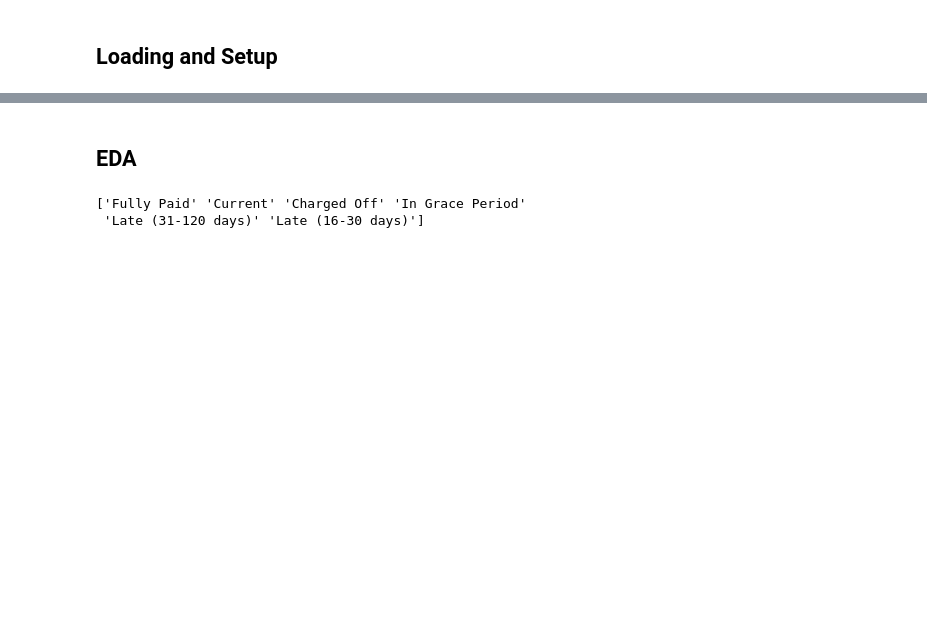
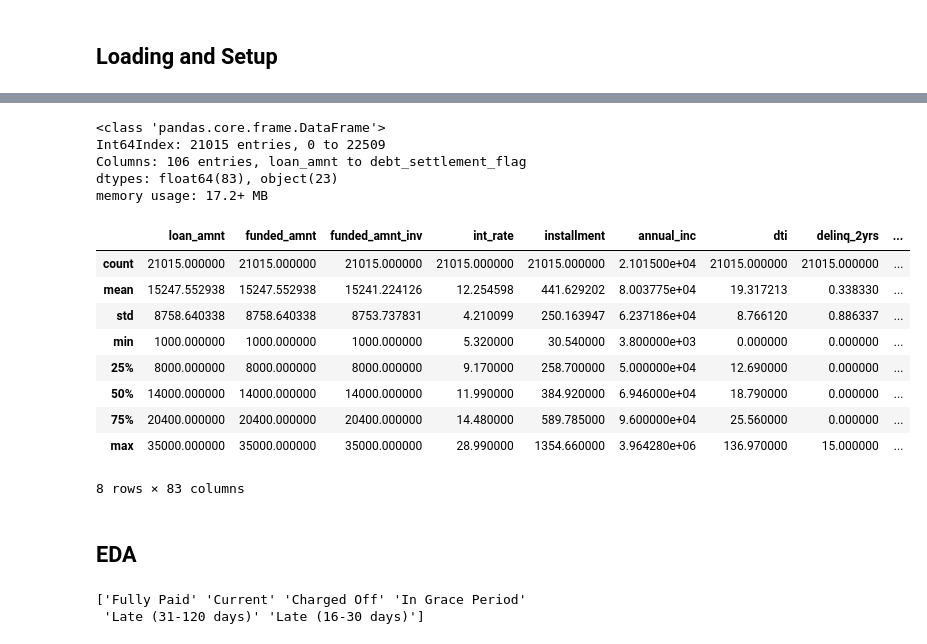
Before and after one commit to rachellliao/loan-default-prediction, a Jupyter notebook: EDA.ipynb, the cells around one changed output, grey strips where cells are left out. Drawn from its saved outputs; the diff is of its cells as text; code cells hidden in the pictures; blank space fills up the shorter version.

Commit message:
Updated data assessment

```diff
--- a/EDA.ipynb
+++ b/EDA.ipynb
@@ -24,3 +42,26 @@ df = pd.read_parquet('dataset/cleaned_data_before_eda.parquet')
+# %%
+# Display the info of the dataset
+df.info()
+# %% [output]
+<class 'pandas.core.frame.DataFrame'>
+Int64Index: 21015 entries, 0 to 22509
+Columns: 106 entries, loan_amnt to debt_settlement_flag
+dtypes: float64(83), object(23)
+memory usage: 17.2+ MB
+# %%
+# Get a statistical summary of the dataset
+df.describe()
+# %% [output]
+|  | loan_amnt | funded_amnt | funded_amnt_inv | int_rate | installment | annual_inc | dti | delinq_2yrs | ... |
+| count | 21015.000000 | 21015.000000 | 21015.000000 | 21015.000000 | 21015.000000 | 2.101500e+04 | 21015.000000 | 21015.000000 | ... |
+| mean | 15247.552938 | 15247.552938 | 15241.224126 | 12.254598 | 441.629202 | 8.003775e+04 | 19.317213 | 0.338330 | ... |
+| std | 8758.640338 | 8758.640338 | 8753.737831 | 4.210099 | 250.163947 | 6.237186e+04 | 8.766120 | 0.886337 | ... |
+| min | 1000.000000 | 1000.000000 | 1000.000000 | 5.320000 | 30.540000 | 3.800000e+03 | 0.000000 | 0.000000 | ... |
+| 25% | 8000.000000 | 8000.000000 | 8000.000000 | 9.170000 | 258.700000 | 5.000000e+04 | 12.690000 | 0.000000 | ... |
+| 50% | 14000.000000 | 14000.000000 | 14000.000000 | 11.990000 | 384.920000 | 6.946000e+04 | 18.790000 | 0.000000 | ... |
+| 75% | 20400.000000 | 20400.000000 | 20400.000000 | 14.480000 | 589.785000 | 9.600000e+04 | 25.560000 | 0.000000 | ... |
+| max | 35000.000000 | 35000.000000 | 35000.000000 | 28.990000 | 1354.660000 | 3.964280e+06 | 136.970000 | 15.000000 | ... |
+8 rows × 83 columns
 # %% [markdown]
 ## EDA
 # %%
```
Also changed, not shown: parts of 3 cells of this notebook.
